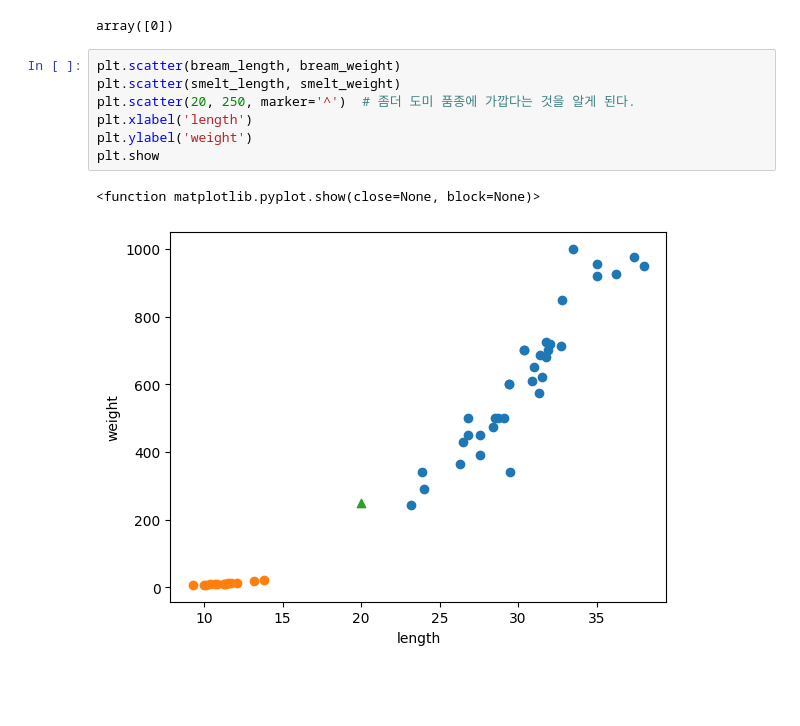
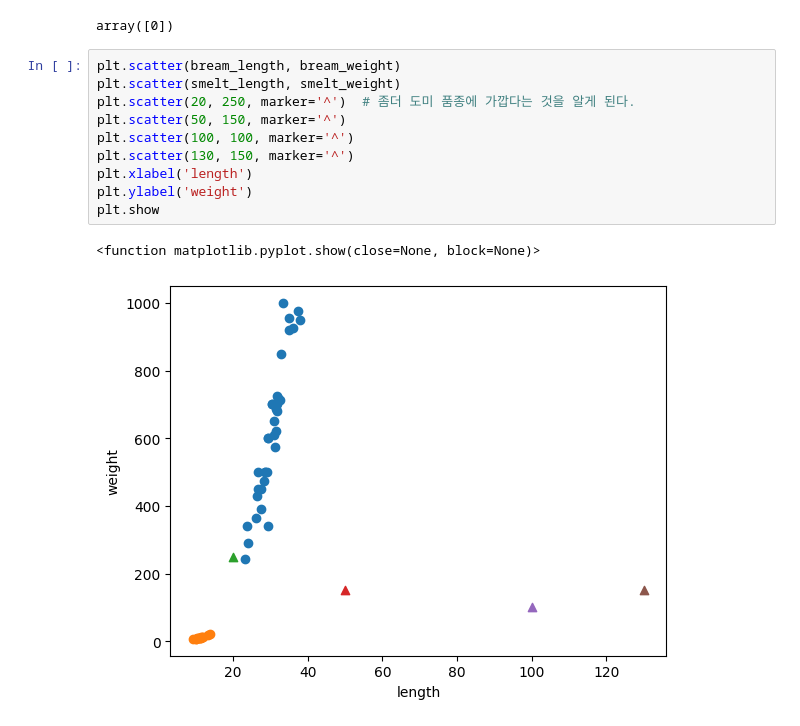
Before and after one commit to jaeseung11/Fintech_academy, a Jupyter notebook: 분류모형_실습01_fish_market.ipynb, the cells around one changed output. Cells and saved outputs as stored; diff of their text form; blank space fills up the shorter version.

```diff
--- a/분류모형_실습01_fish_market.ipynb
+++ b/분류모형_실습01_fish_market.ipynb
@@ -228,10 +242,13 @@ array([0])
 # %%
 plt.scatter(bream_length, bream_weight)
 plt.scatter(smelt_length, smelt_weight)
 plt.scatter(20, 250, marker='^')  # 좀더 도미 품종에 가깝다는 것을 알게 된다.
+plt.scatter(50, 150, marker='^')
+plt.scatter(100, 100, marker='^')
+plt.scatter(130, 150, marker='^')
 plt.xlabel('length')
 plt.ylabel('weight')
 plt.show
 # %% [output]
 <function matplotlib.pyplot.show(close=None, block=None)>
-[figure, old version]
+[figure, new version]
```
Also changed, not shown: parts of 1 cell of this notebook.
